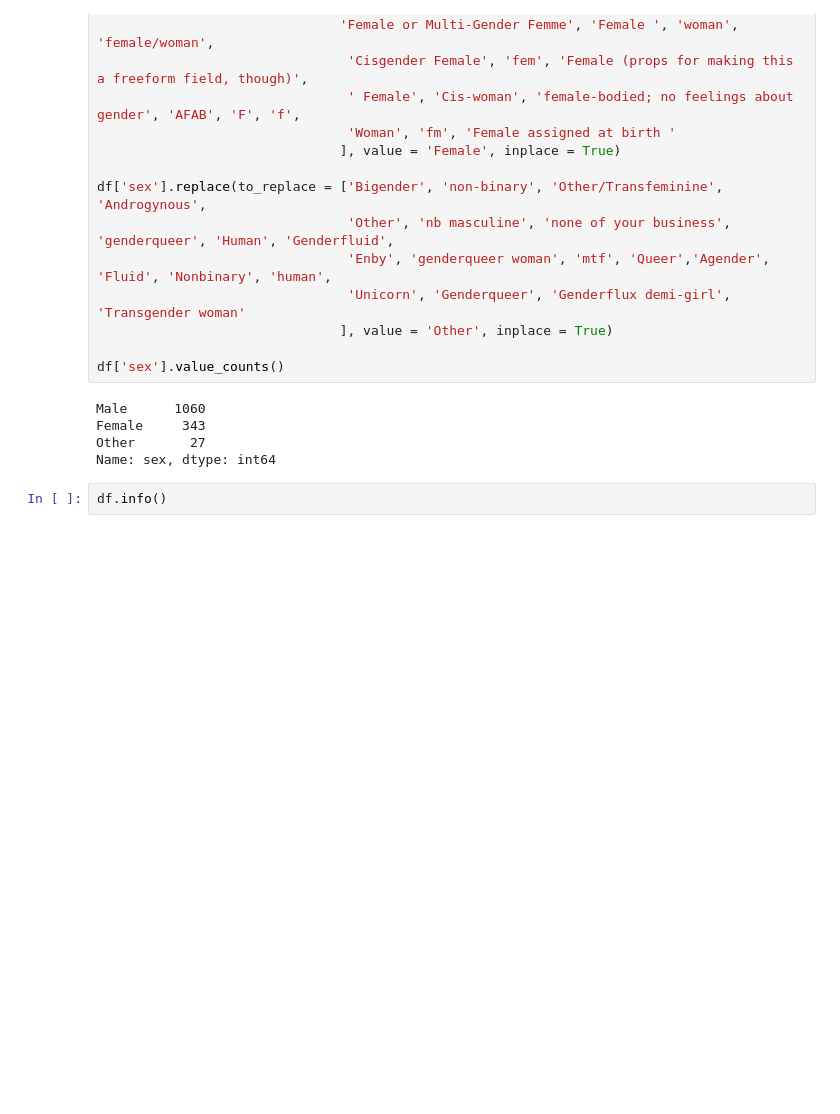
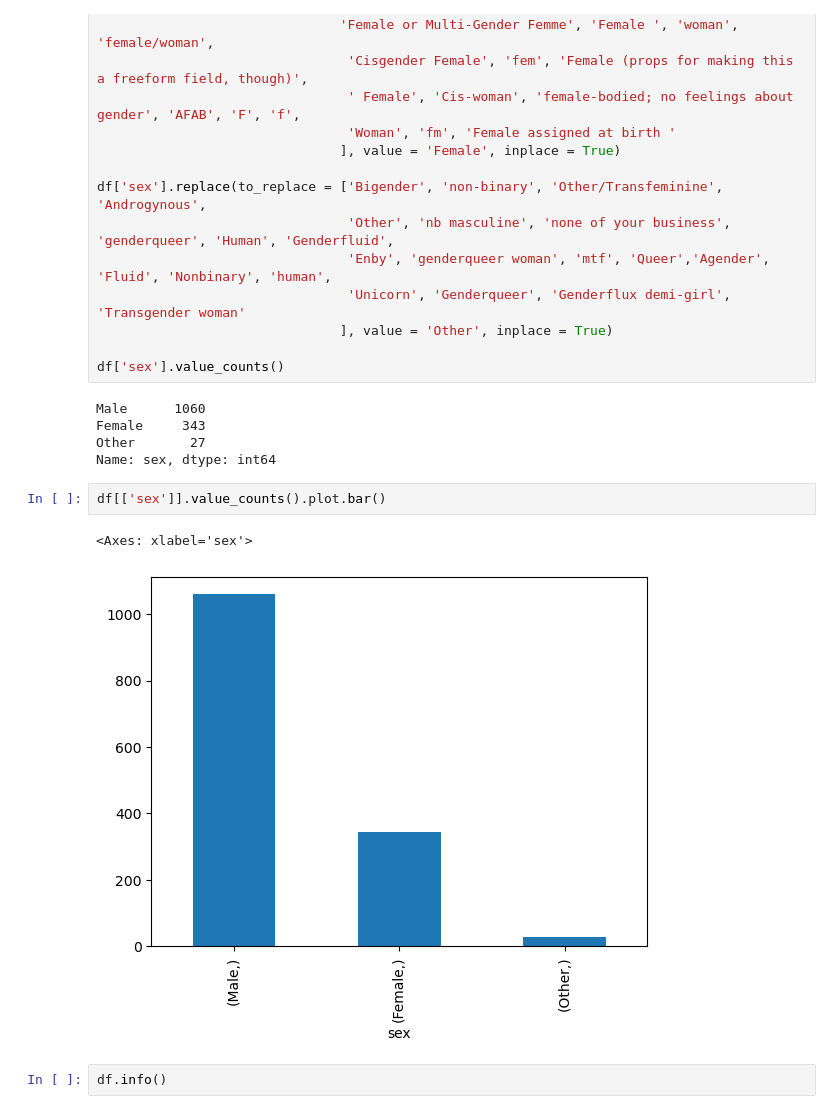
Before and after one commit to iam-Dylan/pfds-final-project, a Jupyter notebook: 3-preprocessing.ipynb, the cells around one changed output. Cells and saved outputs as stored; diff of their text form; blank space fills up the shorter version.

```diff
--- a/3-preprocessing.ipynb
+++ b/3-preprocessing.ipynb
@@ -129,6 +154,11 @@ Male      1060
 Female     343
 Other       27
 Name: sex, dtype: int64
+# %%
+df[['sex']].value_counts().plot.bar()
+# %% [output]
+<Axes: xlabel='sex'>
+[figure, added]
 # %%
 df.info()
 # %% [output]
```
Also changed, not shown: parts of 2 cells of this notebook.
